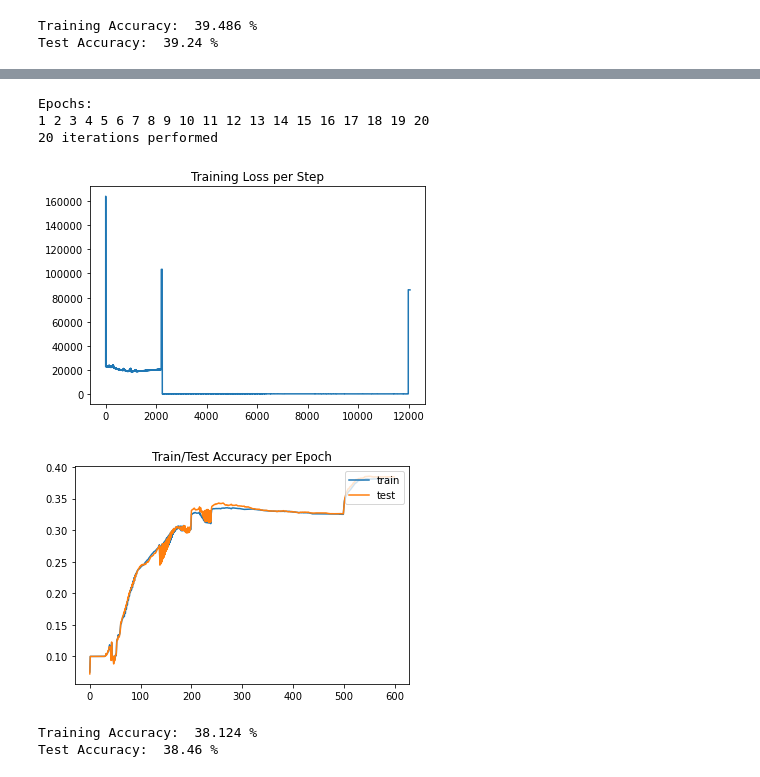
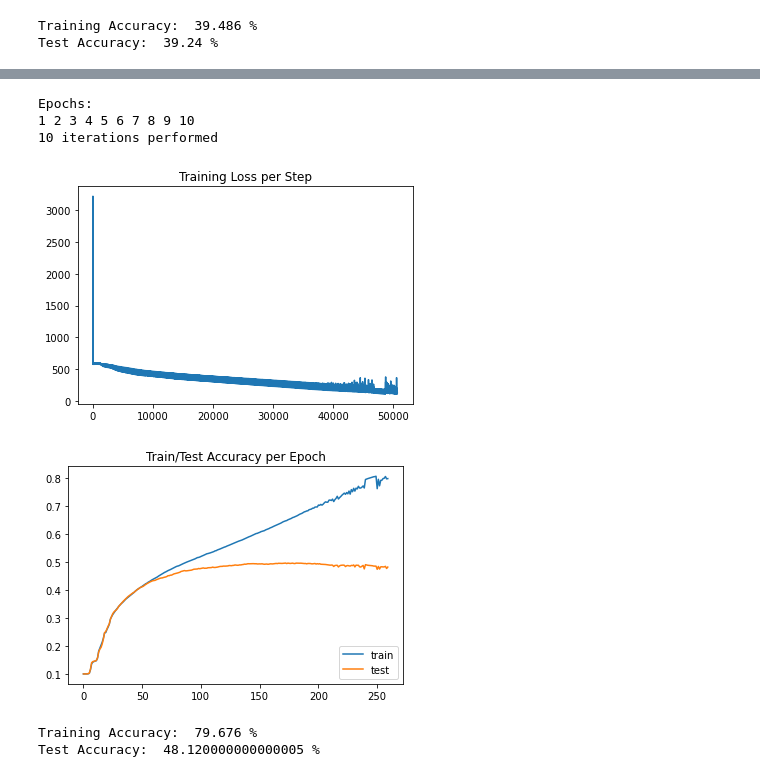
Before and after one commit to Justin-Lacoste/Image-Classification-MLP-and-CNN, a Jupyter notebook: Image_Recognition_MLP_CNN.ipynb, the cells around one changed output, grey strips where cells are left out. Cells and saved outputs as stored; diff of their text form; code cells hidden in the pictures.

```diff
--- a/Image_Recognition_MLP_CNN.ipynb
+++ b/Image_Recognition_MLP_CNN.ipynb
@@ -422,4 +480,4 @@ Test Accuracy:  39.24 %
 # %%
 ### 1 HIDDEN-LAYER TRAINING ###
 #mlp_1 = MultiLayerPerceptron(MultiLayerPerceptron.relu, 1, [256])
-mlp_1.fit(x_train, y_train, learning_rate=0.02, epsilon=0.0000001, max_iters=100, batch_size=10000, x_test=x_test, y_test=y_test)
+mlp_1.fit(x_train, y_train, learning_rate=0.01, epsilon=0.00000007, max_iters=10, batch_size=256, x_test=x_test, y_test=y_test)
@@ -428,16 +494,16 @@ mlp_2 = MultiLayerPerceptron(MultiLayerPerceptron.relu, 2, [256, 256])
 mlp_2.load_model('2_layers_relu_38train_38test.npy')
 # %%
 ### 2 HIDDEN-LAYER TRAINING ###
-# mlp_2 = MultiLayerPerceptron(MultiLayerPerceptron.relu, 2, [256, 256])
-mlp_2.fit(x_train, y_train, learning_rate=0.0001, epsilon=0.00000007, max_iters=20, batch_size=50000, x_test=x_test, y_test=y_test)
+mlp_2 = MultiLayerPerceptron(MultiLayerPerceptron.relu, 2, [256, 256])
+mlp_2.fit(x_train, y_train, learning_rate=0.01, epsilon=0.00000007, max_iters=10, batch_size=256, x_test=x_test, y_test=y_test)
 # %% [output]
 Epochs:
-1 2 3 4 5 6 7 8 9 10 11 12 13 14 15 16 17 18 19 20
-20 iterations performed
+1 2 3 4 5 6 7 8 9 10
+10 iterations performed
-[figure, old version]
+[figure, new version]
-[figure, old version]
+[figure, new version]
-Training Accuracy:  38.124 %
-Test Accuracy:  38.46 %
+Training Accuracy:  79.676 %
+Test Accuracy:  48.120000000000005 %
 # %%
 
 #####################
```
Also changed, not shown: parts of 22 cells of this notebook.
